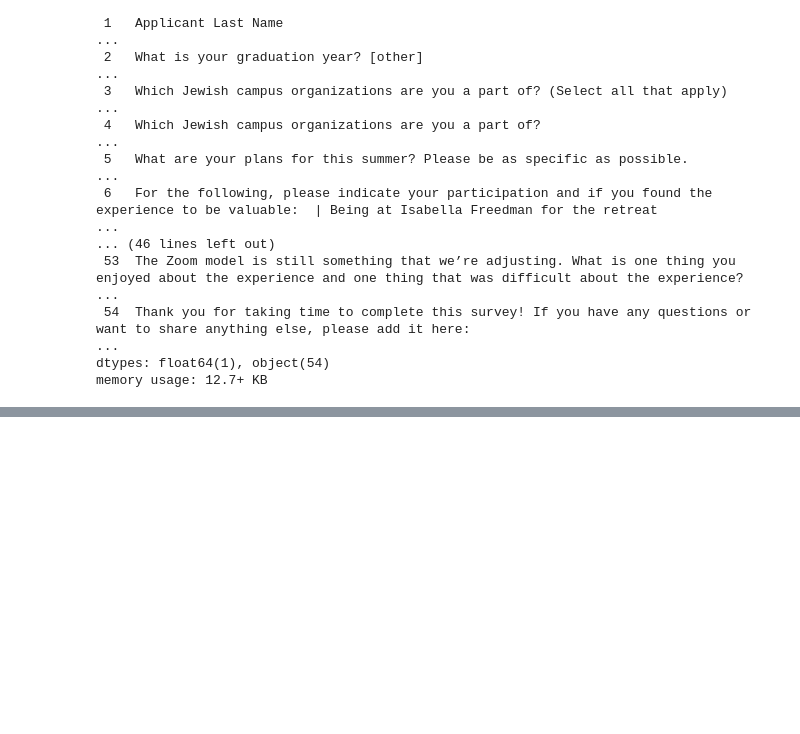
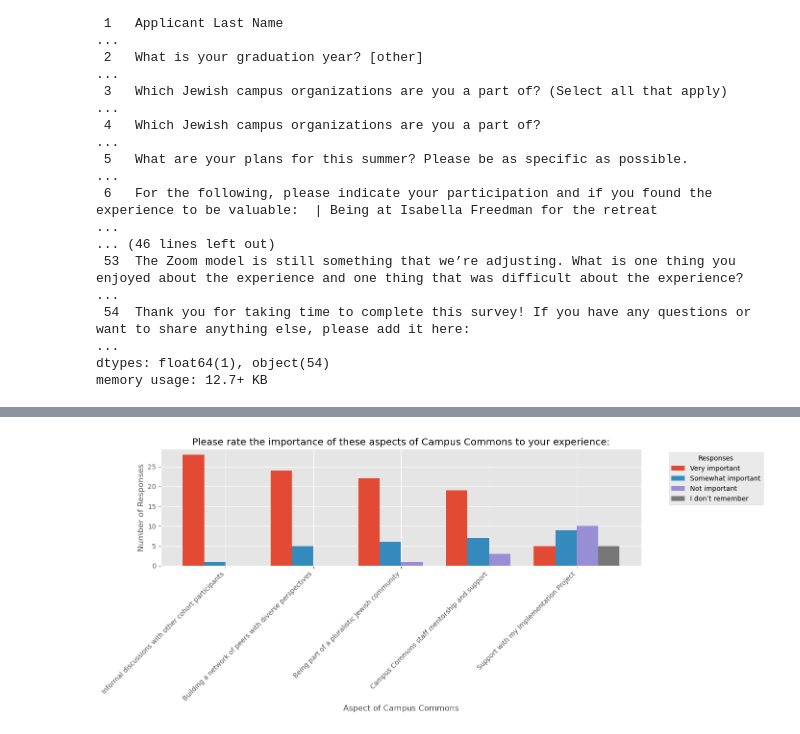
Before and after one commit to LDeYoung17/the-bronfman-fellowship, a Jupyter notebook: eda.ipynb, the cells around one changed output, grey strips where cells are left out. Cells and saved outputs as stored; diff of their text form; code cells hidden in the pictures; blank space fills up the shorter version.

```diff
--- a/eda.ipynb
+++ b/eda.ipynb
@@ -126,3 +199,8 @@ df_value = pd.concat([
     df_survey[col].value_counts(dropna=False).rename(col)
     for col in df_survey[value_column_rename]  # replace with your list of question columns
 ], axis=1).fillna(0).astype(int).T
+# %%
+df_importance = pd.concat([
+    df_survey[col].value_counts(dropna=False).rename(col)
+    for col in df_survey[importance_rename]  # replace with your list of question columns
+], axis=1).fillna(0).astype(int).T
@@ -128,0 +359,31 @@ df_value = pd.concat([
+# %%
+# Add labels and title
+n_groups = len(df_importance)
+n_bars = len(df_importance.columns)  # number of unique responses
+bar_width = 2
+gap = 0.2  # space between groups
+
+# X locations for groups
+indices = np.arange(n_groups) * (n_bars * bar_width + gap)
+
+# Create the plot
+fig, ax = plt.subplots(figsize=(14, 6))
+
+# Plot each response type
+for i, response in enumerate(df_importance.columns):
+    x = indices + i * bar_width
+    ax.bar(x, df_importance[response], width=bar_width, label=response)
+
+# Ticks and labels
+ax.set_xticks(indices + (n_bars * bar_width) / 2 - bar_width / 2)
+ax.set_xticklabels(df_importance.index, rotation=45, ha='right')
+
+#ax.set_ylim(10)
+ax.set_xlabel('Aspect of Campus Commons')
+ax.set_ylabel('Number of Responses')
+ax.set_title('Please rate the importance of these aspects of Campus Commons to your experience:')
+ax.legend(title='Responses', bbox_to_anchor=(1.05, 1), loc='upper left')
+plt.tight_layout()
+plt.show()
+# %% [output]
+[figure, added]
```
Also changed, not shown: parts of 42 cells of this notebook.
